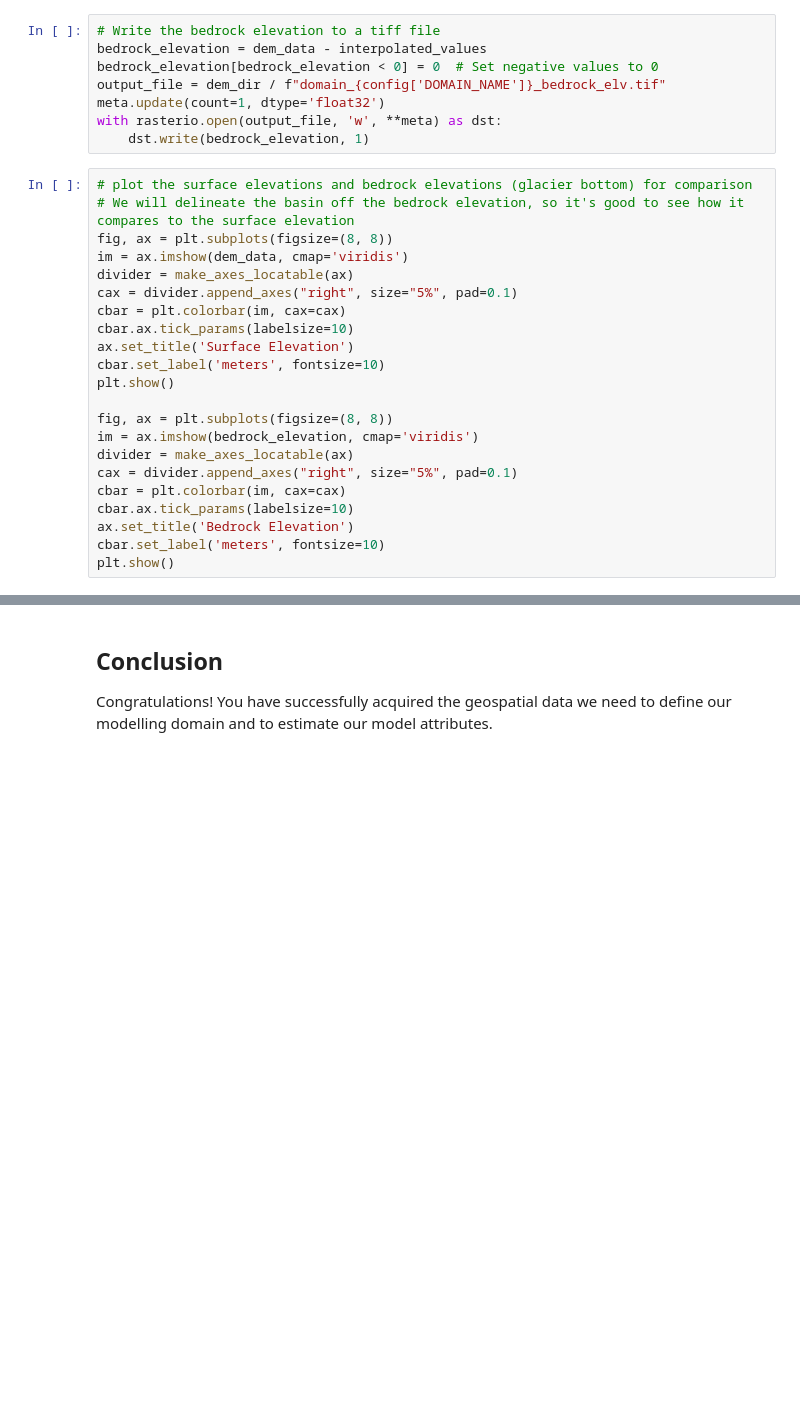
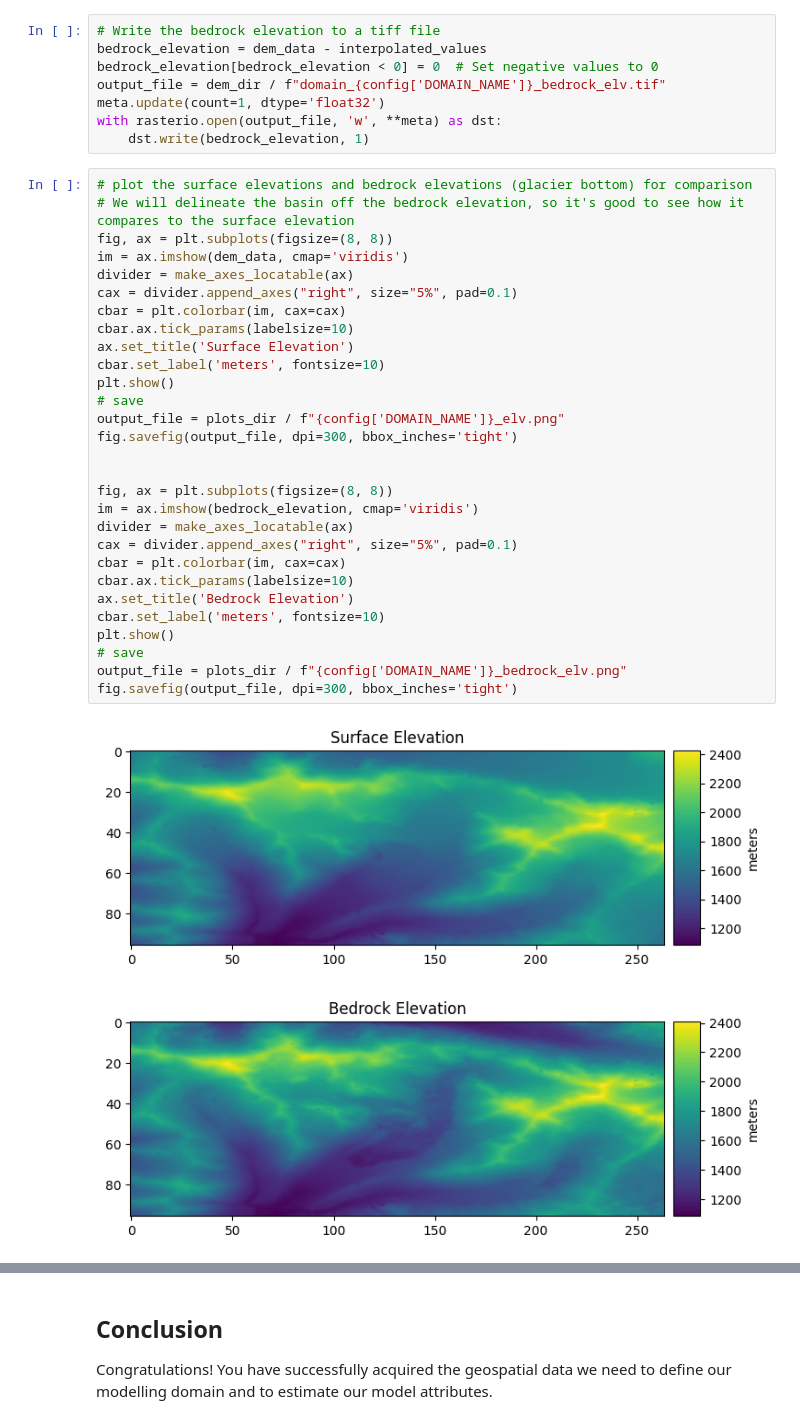
Before and after one commit to ashleymedin/CONFLUENCE, a Jupyter notebook: jupyter notebooks/2_domain_definition/2b_estimate_attributes.ipynb, the cells around one changed output, grey strips where cells are left out. Saved outputs shown, nothing was run; the diff lists cells and outputs as text; blank space fills up the shorter version.

```diff
--- a/jupyter notebooks/2_domain_definition/2b_estimate_attributes.ipynb
+++ b/jupyter notebooks/2_domain_definition/2b_estimate_attributes.ipynb
@@ -1033,22 +1051,32 @@ with rasterio.open(output_file, 'w', **meta) as dst:
 # %%
 # plot the surface elevations and bedrock elevations (glacier bottom) for comparison
 # We will delineate the basin off the bedrock elevation, so it's good to see how it compares to the surface elevation
 fig, ax = plt.subplots(figsize=(8, 8))
 im = ax.imshow(dem_data, cmap='viridis')
 divider = make_axes_locatable(ax)
 cax = divider.append_axes("right", size="5%", pad=0.1)
 cbar = plt.colorbar(im, cax=cax)
 cbar.ax.tick_params(labelsize=10)
 ax.set_title('Surface Elevation')
 cbar.set_label('meters', fontsize=10)
 plt.show()
+# save
+output_file = plots_dir / f"{config['DOMAIN_NAME']}_elv.png"
+fig.savefig(output_file, dpi=300, bbox_inches='tight')
+
 
 fig, ax = plt.subplots(figsize=(8, 8))
 im = ax.imshow(bedrock_elevation, cmap='viridis')
 divider = make_axes_locatable(ax)
 cax = divider.append_axes("right", size="5%", pad=0.1)
 cbar = plt.colorbar(im, cax=cax)
 cbar.ax.tick_params(labelsize=10)
 ax.set_title('Bedrock Elevation')
 cbar.set_label('meters', fontsize=10)
 plt.show()
+# save
+output_file = plots_dir / f"{config['DOMAIN_NAME']}_bedrock_elv.png"
+fig.savefig(output_file, dpi=300, bbox_inches='tight')
+# %% [output]
+[figure, added]
+[figure, added]
```
Also changed, not shown: parts of 11 cells of this notebook, 2 other files.
